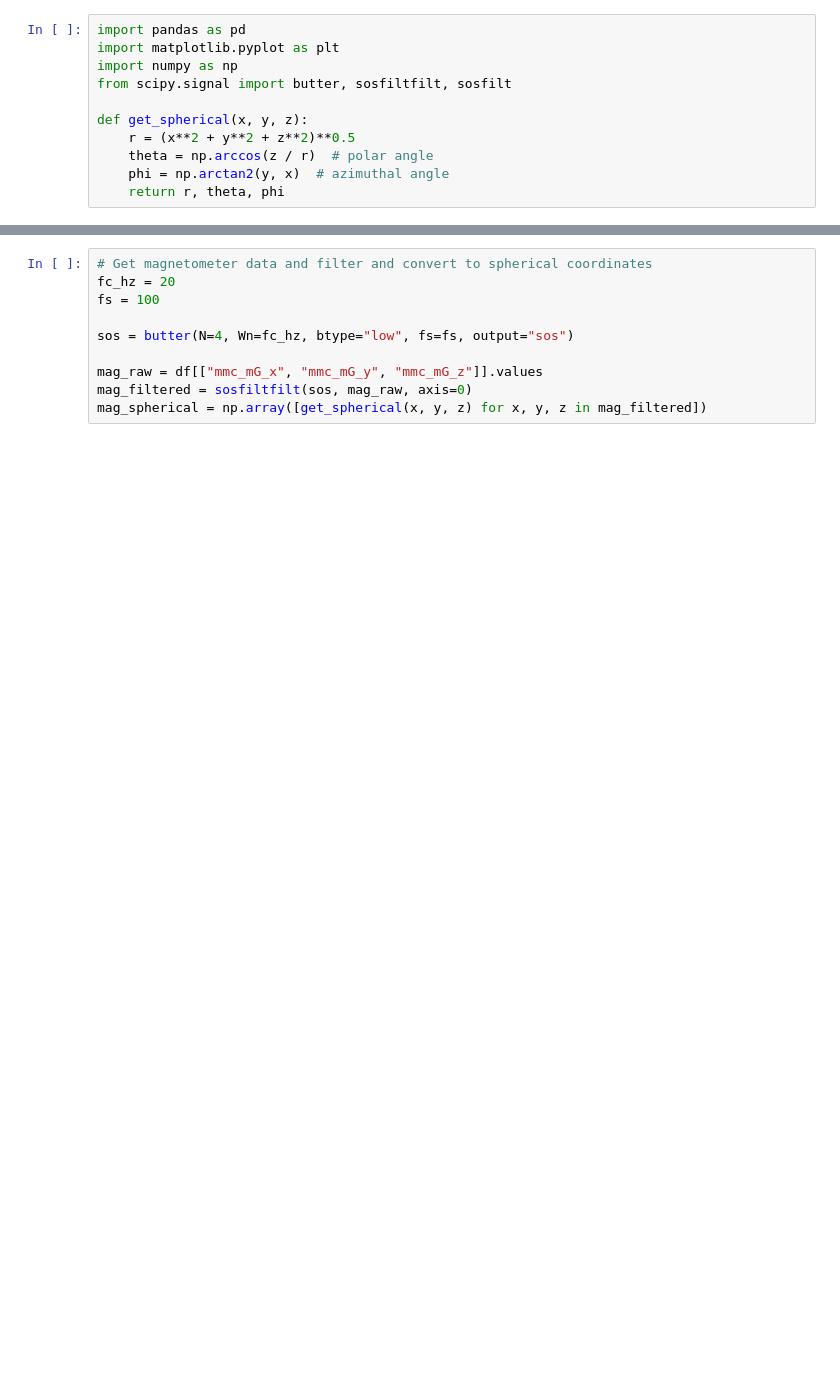
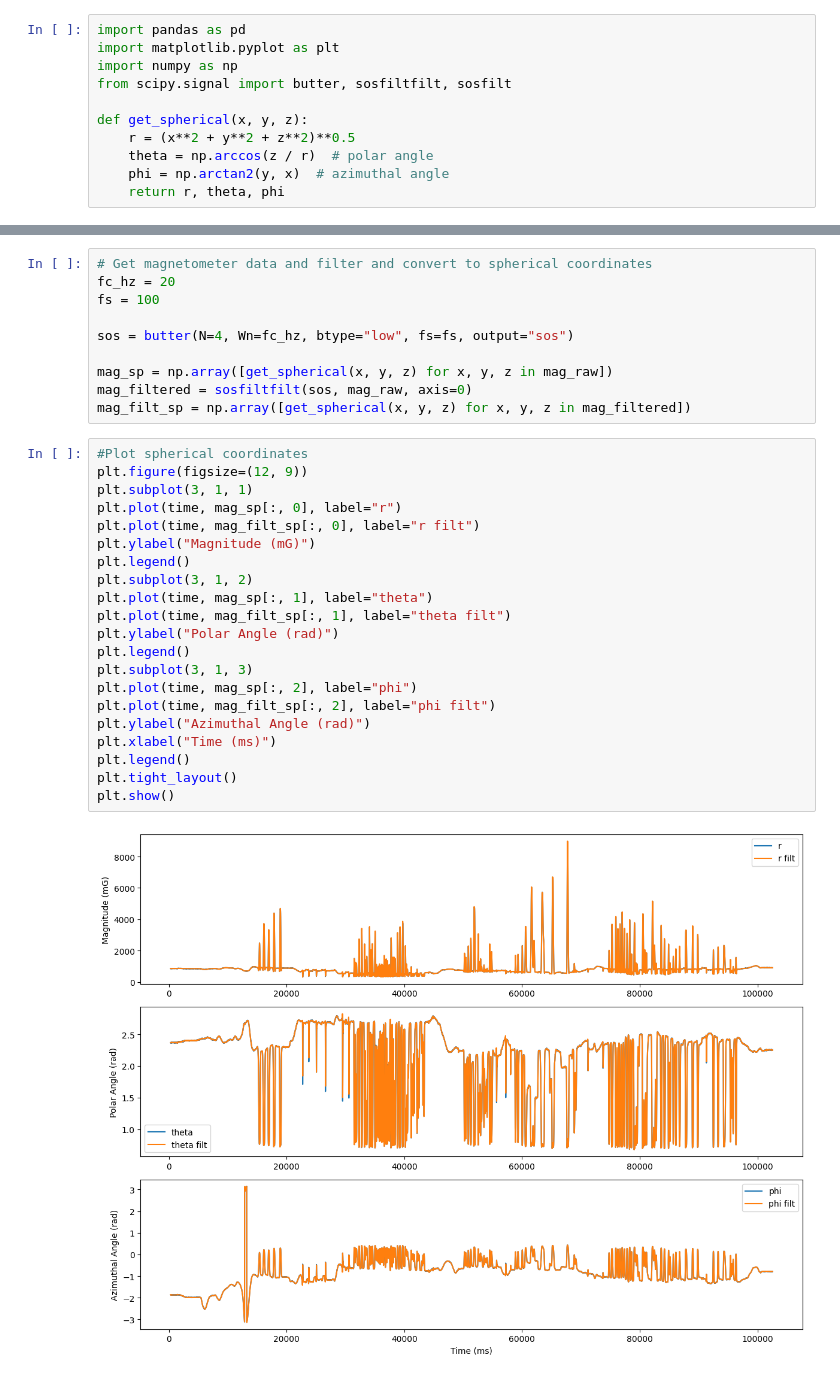
Before and after one commit to colinpate/sus, a Jupyter notebook: sensor_processing.ipynb, the cells around one changed output, grey strips where cells are left out. Drawn from its saved outputs; the diff is of its cells as text; blank space fills up the shorter version.

```diff
--- a/sensor_processing.ipynb
+++ b/sensor_processing.ipynb
@@ -19,6 +35,29 @@ fs = 100
 
 sos = butter(N=4, Wn=fc_hz, btype="low", fs=fs, output="sos")
 
-mag_raw = df[["mmc_mG_x", "mmc_mG_y", "mmc_mG_z"]].values
+mag_sp = np.array([get_spherical(x, y, z) for x, y, z in mag_raw])
 mag_filtered = sosfiltfilt(sos, mag_raw, axis=0)
-mag_spherical = np.array([get_spherical(x, y, z) for x, y, z in mag_filtered])
+mag_filt_sp = np.array([get_spherical(x, y, z) for x, y, z in mag_filtered])
+# %%
+#Plot spherical coordinates
+plt.figure(figsize=(12, 9))
+plt.subplot(3, 1, 1)
+plt.plot(time, mag_sp[:, 0], label="r")
+plt.plot(time, mag_filt_sp[:, 0], label="r filt")
+plt.ylabel("Magnitude (mG)")
+plt.legend()
+plt.subplot(3, 1, 2)
+plt.plot(time, mag_sp[:, 1], label="theta")
+plt.plot(time, mag_filt_sp[:, 1], label="theta filt")
+plt.ylabel("Polar Angle (rad)")
+plt.legend()
+plt.subplot(3, 1, 3)
+plt.plot(time, mag_sp[:, 2], label="phi")
+plt.plot(time, mag_filt_sp[:, 2], label="phi filt")
+plt.ylabel("Azimuthal Angle (rad)")
+plt.xlabel("Time (ms)")
+plt.legend()
+plt.tight_layout()
+plt.show()
+# %% [output]
+[figure, added]
```
Also changed, not shown: parts of 11 cells of this notebook, 9 other files.
